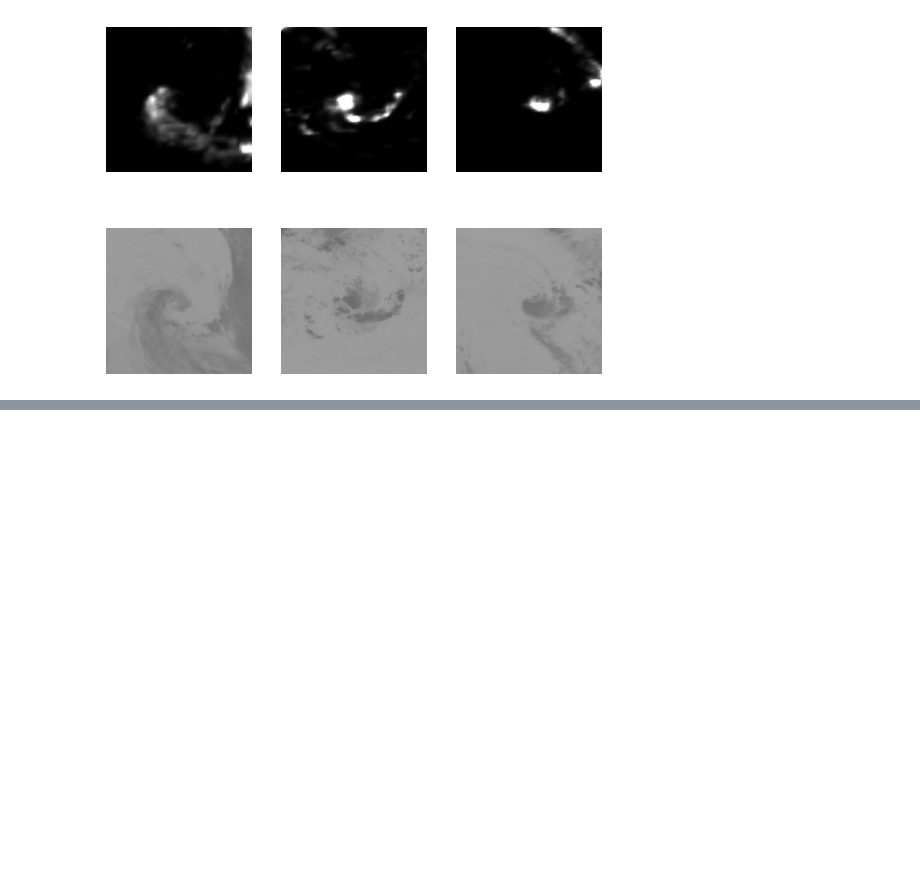
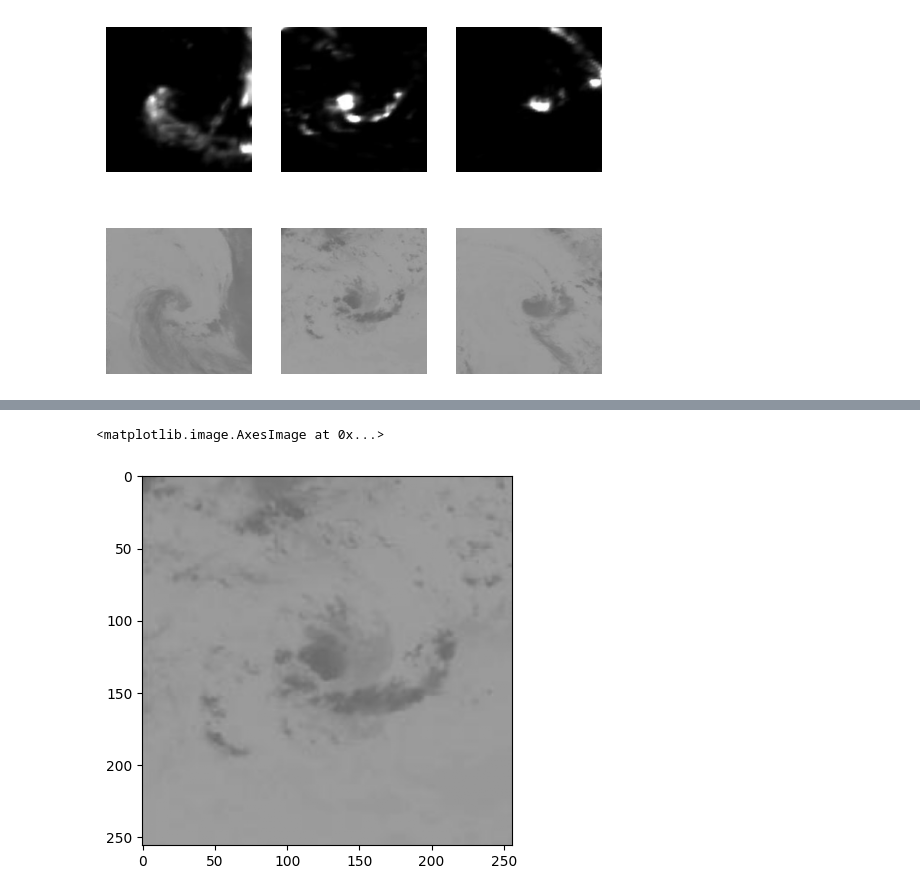
Before and after one commit to kbdharun/mini-project, a Jupyter notebook: test1.ipynb, the cells around one changed output, grey strips where cells are left out. Saved outputs shown, nothing was run; the diff lists cells and outputs as text; code cells hidden in the pictures; blank space fills up the shorter version.

Commit message:
Update test1.ipynb with dataset loading and model loading

```diff
--- a/test1.ipynb
+++ b/test1.ipynb
@@ -57,12 +69,12 @@ n_samples = 3
 for i in range(n_samples):
  pyplot.subplot(2, n_samples, 1 + i)
  pyplot.axis('off')
- pyplot.imshow(dataA[i].astype('uint8'))
+ pyplot.imshow(dataA[i].astype('uint8'),cmap='gray')
 # plot target image
 for i in range(n_samples):
  pyplot.subplot(2, n_samples, 1 + n_samples + i)
  pyplot.axis('off')
- pyplot.imshow(dataB[i].astype('uint8'))
+ pyplot.imshow(dataB[i].astype('uint8'),cmap='gray')
 pyplot.show()
 # %% [output]
 Loaded:  (10, 256, 256, 3) (10, 256, 256, 3)
@@ -252,12 +264,12 @@ def summarize_performance(step, g_model, trainX, name, n_samples=5):
 	for i in range(n_samples):
 		pyplot.subplot(2, n_samples, 1 + i)
 		pyplot.axis('off')
-		pyplot.imshow(X_in[i])
+		pyplot.imshow(X_in[i],cmap="gray")
 	# plot translated image
 	for i in range(n_samples):
 		pyplot.subplot(2, n_samples, 1 + n_samples + i)
 		pyplot.axis('off')
-		pyplot.imshow(X_out[i])
+		pyplot.imshow(X_out[i],cmap='gray')
 	# save plot to file
 	filename1 = '%s_generated_plot_%06d.png' % (name, (step+1))
 	pyplot.savefig(filename1)
@@ -295,6 +307,7 @@ def train(d_model_A, d_model_B, g_model_AtoB, g_model_BtoA, c_model_AtoB, c_mode
 	bat_per_epo = int(len(trainA) / n_batch)
 	# calculate the number of training iterations
 	n_steps = bat_per_epo * n_epochs
+	print('n_epochs=%d, n_batch=%d, 1/2=%d, b/e=%d, steps=%d' % (n_epochs, n_batch, n_batch/2, bat_per_epo, n_steps))
 	# manually enumerate epochs
 	for i in range(n_steps):
 		# select a batch of real samples
@@ -319,14 +332,11 @@ def train(d_model_A, d_model_B, g_model_AtoB, g_model_BtoA, c_model_AtoB, c_mode
 		# summarize performance
 		print('>%d, dA[%.3f,%.3f] dB[%.3f,%.3f] g[%.3f,%.3f]' % (i+1, dA_loss1,dA_loss2, dB_loss1,dB_loss2, g_loss1,g_loss2))
 		# evaluate the model performance every so often
-		if (i+1) % (bat_per_epo * 1) == 0:
 			# plot A->B translation
-			summarize_performance(i, g_model_AtoB, trainA, 'AtoB')
+		summarize_performance(i, g_model_AtoB, trainA, 'AtoB')
 			# plot B->A translation
-			summarize_performance(i, g_model_BtoA, trainB, 'BtoA')
-		if (i+1) % (bat_per_epo * 5) == 0:
-			# save the models
-			save_models(i, g_model_AtoB, g_model_BtoA)
+		summarize_performance(i, g_model_BtoA, trainB, 'BtoA')
+		save_models(i, g_model_AtoB, g_model_BtoA)
 
 # load image data
 dataset = load_real_samples('pmwtoir_256.npz')
@@ -422,0 +433,3 @@ NameError: name 'load_model' is not defined
+# %%
+A_data, B_data = load_real_samples('pmwtoir_256.npz')
+print('Loaded', A_data.shape, B_data.shape)
@@ -422,0 +438,17 @@ NameError: name 'load_model' is not defined
+# %%
+def select_sample(dataset, n_samples):
+ # choose random instances
+ ix = randint(0, dataset.shape[0], n_samples)
+ # retrieve selected images
+ print(ix)
+ X = dataset[ix]
+ return X
+
+A_real = select_sample(B_data, 1)
+B_generated  = model_BtoA.predict(A_real)
+A_reconstructed = model_AtoB.predict(B_generated)
+# A_real=cv2.cvtColor(A_real[0], cv2.COLOR_BGR2GRAY)
+# B_generated = cv2.cvtColor(B_generated[0], cv2.COLOR_BGR2GRAY)
+# A_reconstructed = cv2.cvtColor(A_reconstructed[0], cv2.COLOR_BGR2GRAY)
+print(A_real.shape,B_generated.shape,A_reconstructed.shape)
+print(A_real)
@@ -422,0 +533,7 @@ NameError: name 'load_model' is not defined
+# %%
+import matplotlib.pyplot as plt
+imagesX=(A_real[0] + 1) / 2.0
+plt.imshow(imagesX)
+# %% [output]
+<matplotlib.image.AxesImage at 0x...>
+[figure, added]
```
Also changed, not shown: parts of 11 cells of this notebook.
